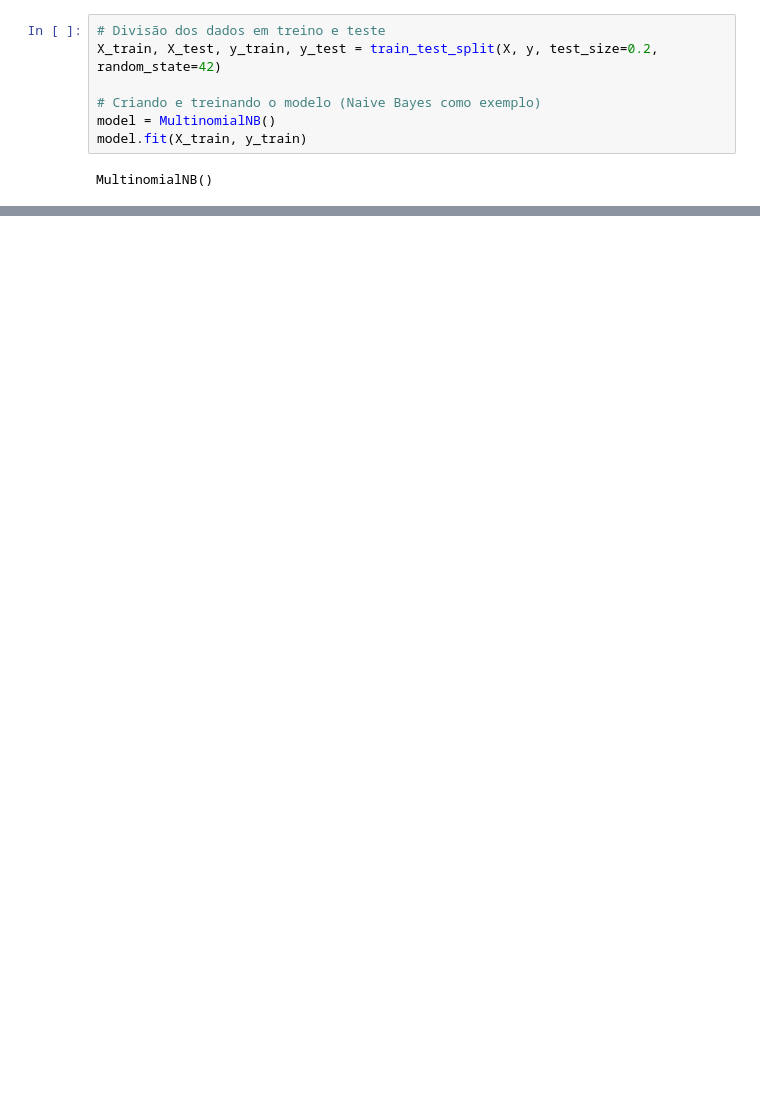
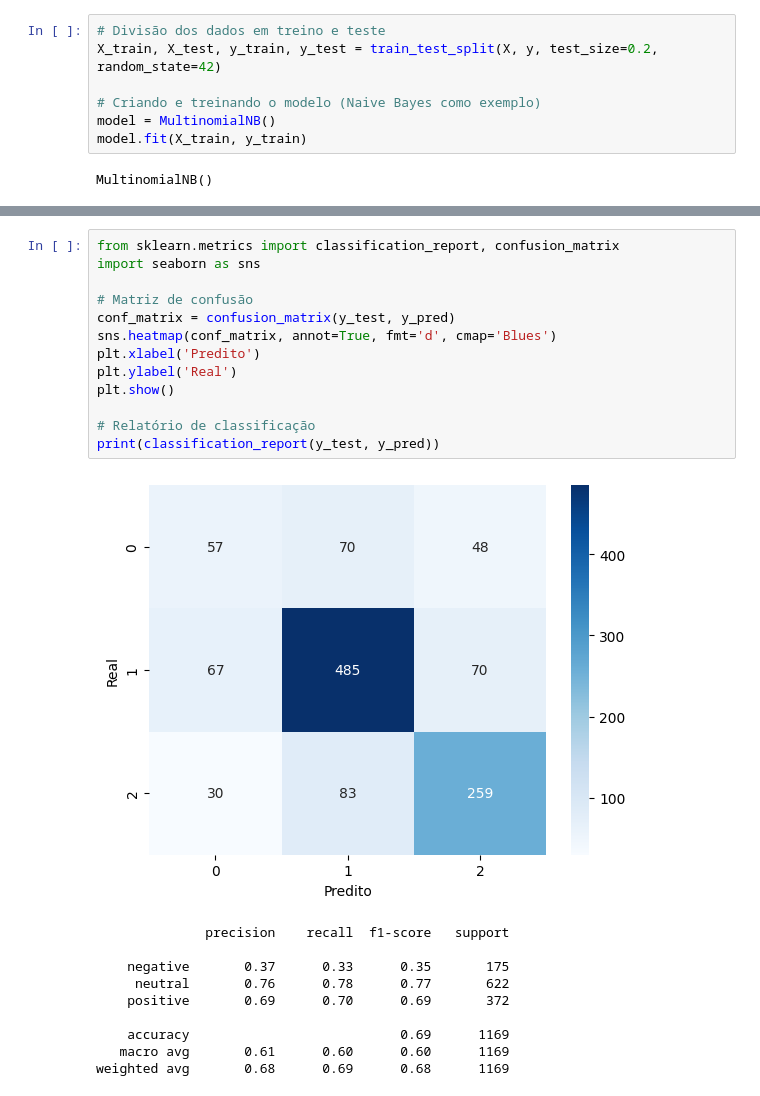
Before and after one commit to joaonascimento-dev/pln-analise-sentimentos, a Jupyter notebook: Notebook.ipynb, the cells around one changed output, grey strips where cells are left out. Cells and saved outputs as stored; diff of their text form; blank space fills up the shorter version.

```diff
--- a/Notebook.ipynb
+++ b/Notebook.ipynb
@@ -103,0 +144,24 @@ weighted avg       0.68      0.69      0.69      1169
+# %%
+from sklearn.metrics import classification_report, confusion_matrix
+import seaborn as sns
+
+# Matriz de confusão
+conf_matrix = confusion_matrix(y_test, y_pred)
+sns.heatmap(conf_matrix, annot=True, fmt='d', cmap='Blues')
+plt.xlabel('Predito')
+plt.ylabel('Real')
+plt.show()
+
+# Relatório de classificação
+print(classification_report(y_test, y_pred))
+# %% [output]
+[figure, added]
+              precision    recall  f1-score   support
+
+    negative       0.37      0.33      0.35       175
+     neutral       0.76      0.78      0.77       622
+    positive       0.69      0.70      0.69       372
+
+    accuracy                           0.69      1169
+   macro avg       0.61      0.60      0.60      1169
+weighted avg       0.68      0.69      0.68      1169
```
Also changed, not shown: parts of 11 cells of this notebook, 2 other files.
